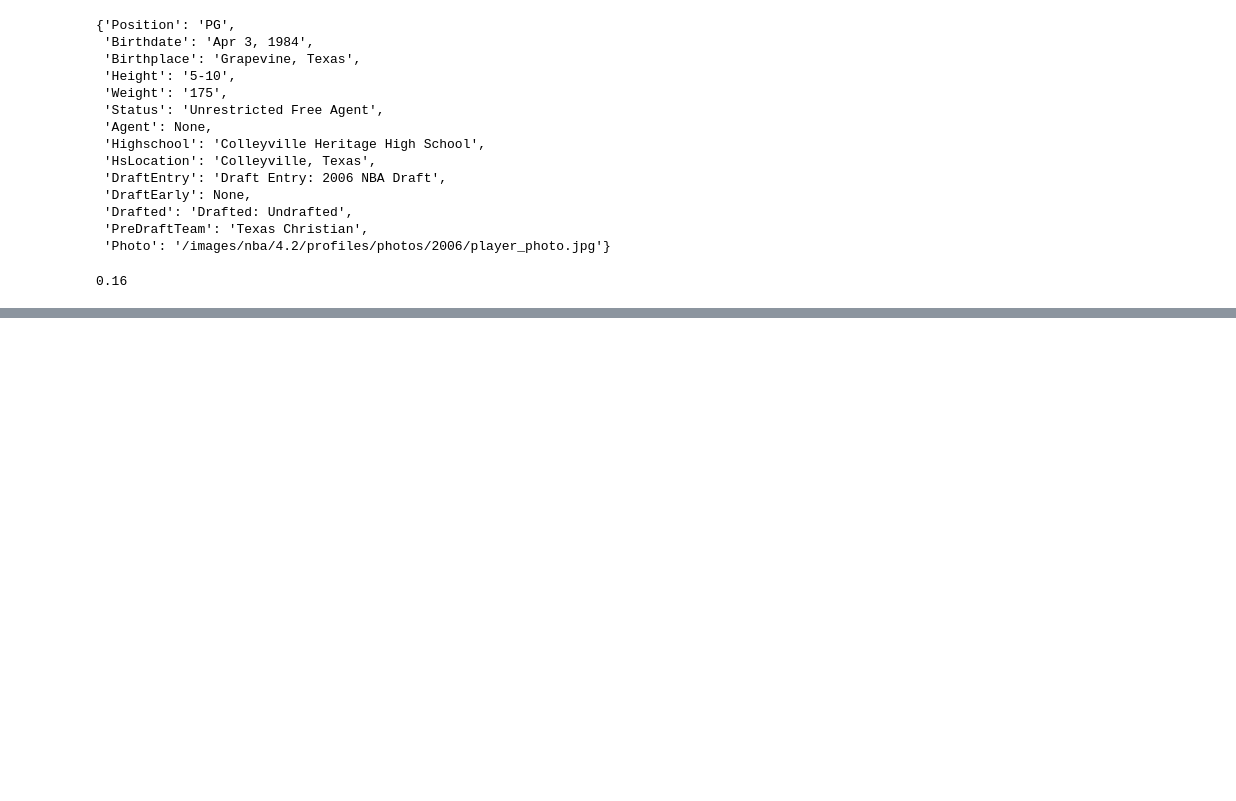
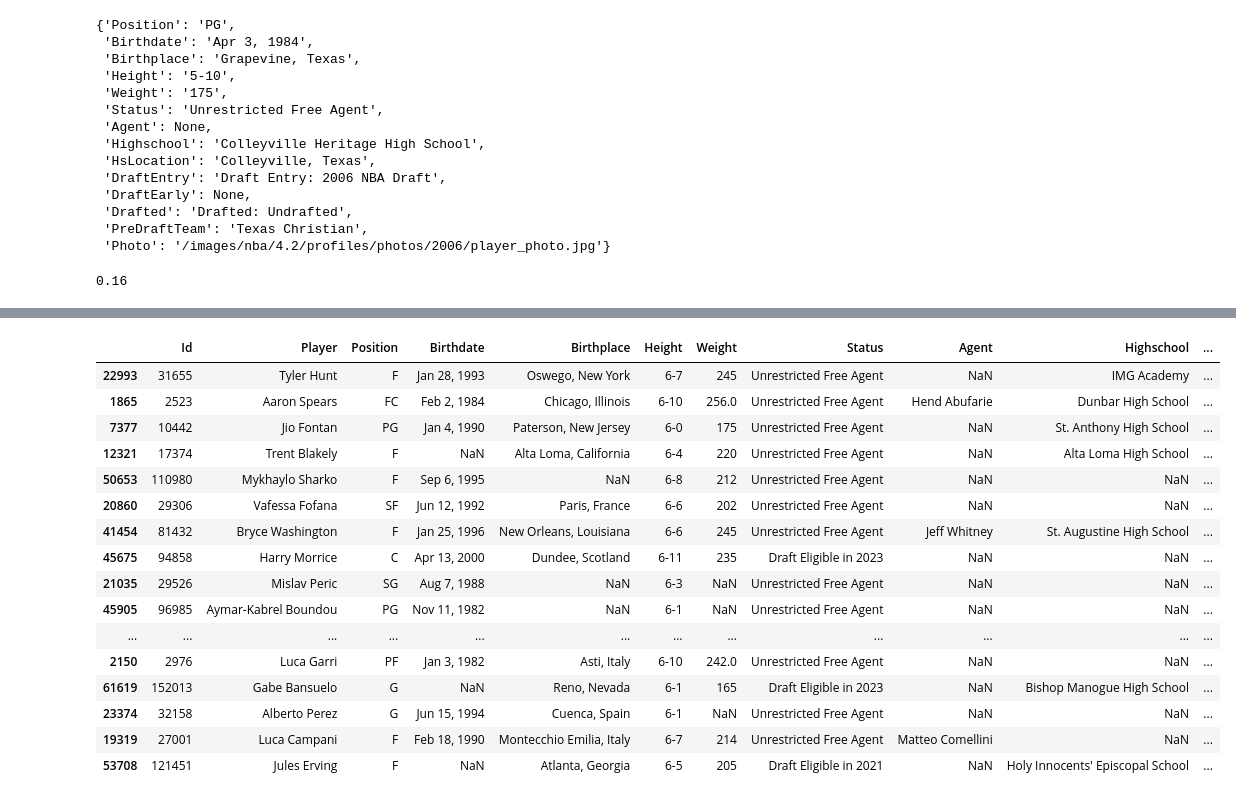
Before and after one commit to nloureiro88/nbastats, a Jupyter notebook: notebooks/player_scraper.ipynb, the cells around one changed output, grey strips where cells are left out. Saved outputs shown, nothing was run; the diff lists cells and outputs as text; code cells hidden in the pictures; blank space fills up the shorter version.

Commit message:
Ended scrapers, finished data prep methods, next step data cleaning and universe selection

```diff
--- a/notebooks/player_scraper.ipynb
+++ b/notebooks/player_scraper.ipynb
@@ -254,0 +257,2 @@ round(100/df.shape[0] * 100, 2)
+# %%
+df = pd.read_csv('../raw_data/players.csv', low_memory=False)
@@ -254,0 +299,30 @@ round(100/df.shape[0] * 100, 2)
+# %%
+df['PreDraftTeam'] = df['PreDraftTeam'].map(lambda x: x.replace('Pre-Draft Team: ', '') \
+                                                           .replace(' (Jr)', '') \
+                                                           .replace(' (Fr)', '') \
+                                                           .replace(' (Sr)', '') \
+                                                          if type(x) != float else x)
+# %%
+df['Drafted'] = df['Drafted'].map(lambda x: x.replace('Drafted: ', '') if type(x) != float else x)
+# %%
+df['DraftEntry'] = df['DraftEntry'].map(lambda x: x.replace('Draft Entry: ', '') if type(x) != float else x)
+# %%
+df.sample(20)
+# %% [output]
+|  | Id | Player | Position | Birthdate | Birthplace | Height | Weight | Status | Agent | Highschool | ... |
+| 22993 | 31655 | Tyler Hunt | F | Jan 28, 1993 | Oswego, New York | 6-7 | 245 | Unrestricted Free Agent | NaN | IMG Academy | ... |
+| 1865 | 2523 | Aaron Spears | FC | Feb 2, 1984 | Chicago, Illinois | 6-10 | 256.0 | Unrestricted Free Agent | Hend Abufarie | Dunbar High School | ... |
+| 7377 | 10442 | Jio Fontan | PG | Jan 4, 1990 | Paterson, New Jersey | 6-0 | 175 | Unrestricted Free Agent | NaN | St. Anthony High School | ... |
+| 12321 | 17374 | Trent Blakely | F | NaN | Alta Loma, California | 6-4 | 220 | Unrestricted Free Agent | NaN | Alta Loma High School | ... |
+| 50653 | 110980 | Mykhaylo Sharko | F | Sep 6, 1995 | NaN | 6-8 | 212 | Unrestricted Free Agent | NaN | NaN | ... |
+| 20860 | 29306 | Vafessa Fofana | SF | Jun 12, 1992 | Paris, France | 6-6 | 202 | Unrestricted Free Agent | NaN | NaN | ... |
+| 41454 | 81432 | Bryce Washington | F | Jan 25, 1996 | New Orleans, Louisiana | 6-6 | 245 | Unrestricted Free Agent | Jeff Whitney | St. Augustine High School | ... |
+| 45675 | 94858 | Harry Morrice | C | Apr 13, 2000 | Dundee, Scotland | 6-11 | 235 | Draft Eligible in 2023 | NaN | NaN | ... |
+| 21035 | 29526 | Mislav Peric | SG | Aug 7, 1988 | NaN | 6-3 | NaN | Unrestricted Free Agent | NaN | NaN | ... |
+| 45905 | 96985 | Aymar-Kabrel Boundou | PG | Nov 11, 1982 | NaN | 6-1 | NaN | Unrestricted Free Agent | NaN | NaN | ... |
+| ... | ... | ... | ... | ... | ... | ... | ... | ... | ... | ... | ... |
+| 2150 | 2976 | Luca Garri | PF | Jan 3, 1982 | Asti, Italy | 6-10 | 242.0 | Unrestricted Free Agent | NaN | NaN | ... |
+| 61619 | 152013 | Gabe Bansuelo | G | NaN | Reno, Nevada | 6-1 | 165 | Draft Eligible in 2023 | NaN | Bishop Manogue High School | ... |
+| 23374 | 32158 | Alberto Perez | G | Jun 15, 1994 | Cuenca, Spain | 6-1 | NaN | Unrestricted Free Agent | NaN | NaN | ... |
+| 19319 | 27001 | Luca Campani | F | Feb 18, 1990 | Montecchio Emilia, Italy | 6-7 | 214 | Unrestricted Free Agent | Matteo Comellini | NaN | ... |
+| 53708 | 121451 | Jules Erving | F | NaN | Atlanta, Georgia | 6-5 | 205 | Draft Eligible in 2021 | NaN | Holy Innocents' Episcopal School | ... |
```
Also changed, not shown: parts of 4 cells of this notebook, 3 other files.
